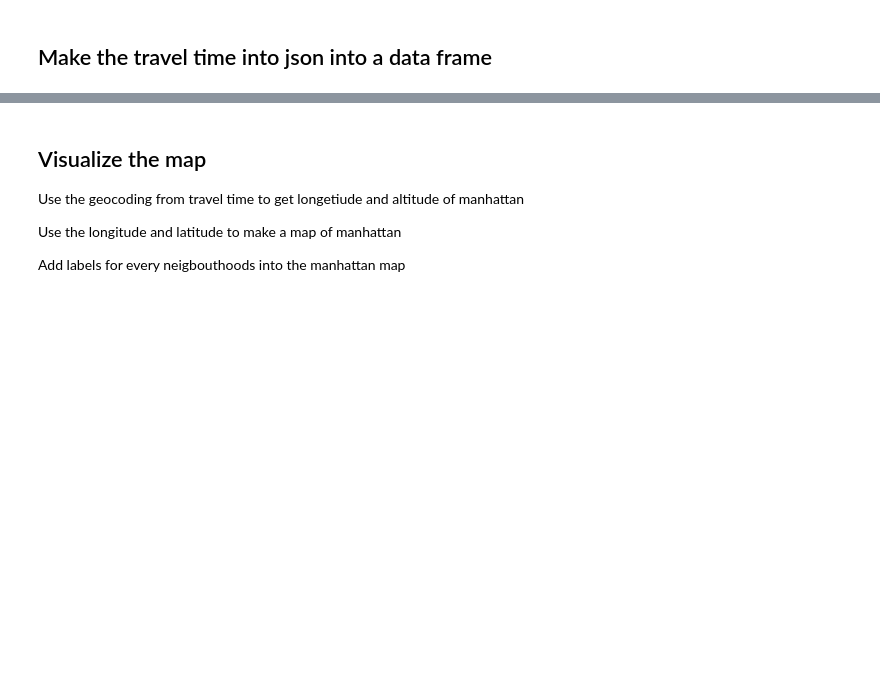
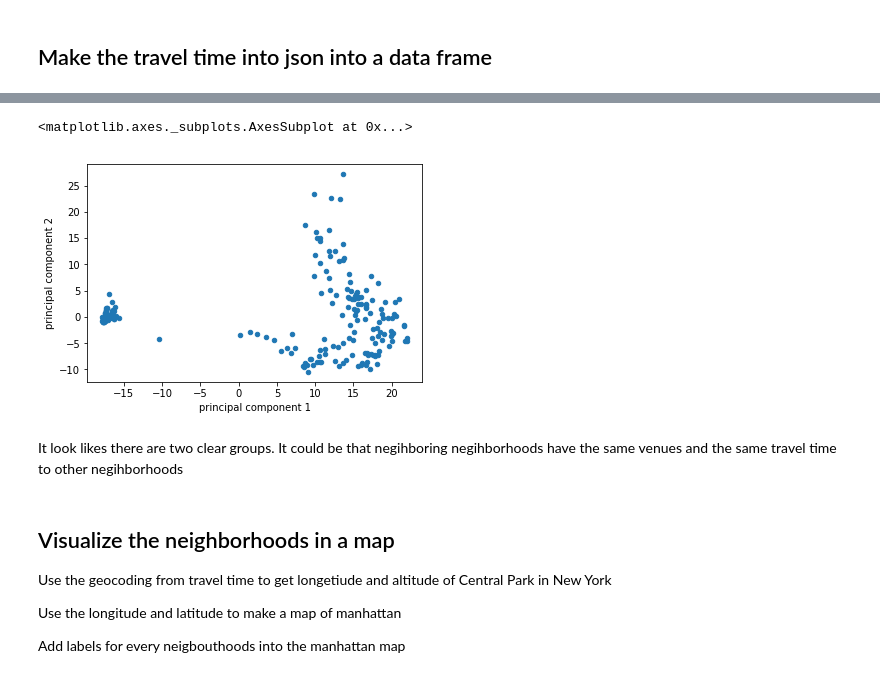
Before and after one commit to haugstve/Coursera_Capstone, a Jupyter notebook: notebooks/9.0-final-weeks.ipynb, the cells around one changed output, grey strips where cells are left out. Drawn from its saved outputs; the diff is of its cells as text; code cells hidden in the pictures; blank space fills up the shorter version.

```diff
--- a/notebooks/9.0-final-weeks.ipynb
+++ b/notebooks/9.0-final-weeks.ipynb
@@ -486,7 +655,31 @@ Melrose
+# %%
+all_venues_df = pd.merge(
+    local_venues_df,
+    travel_venues_df,
+    how='inner',
+    on='Neighborhood',
+    suffixes=('_x', '_y'))
+# %%
+x_all = StandardScaler().fit_transform(all_venues_df.values)
+
+pca3 = PCA(n_components=2)
+pca3.fit(x_all)
+
+principalComponents_all = pca3.transform(x_all)
+principalDf_all = pd.DataFrame(
+    data = principalComponents_all,
+    columns = ['principal component 1', 'principal component 2'])
+# %%
+principalDf_all.plot.scatter(x='principal component 1', y='principal component 2')
+# %% [output]
+<matplotlib.axes._subplots.AxesSubplot at 0x...>
+[figure, added]
+# %% [markdown]
+It look likes there are two clear groups. It could be that negihboring negihborhoods have the same venues and the same travel time to other negihborhoods
 # %% [markdown]
-## Visualize the map
+## Visualize the neighborhoods in a map
 
-Use the geocoding from travel time to get longetiude and altitude of manhattan
+Use the geocoding from travel time to get longetiude and altitude of Central Park in New York
 
 Use the longitude and latitude to make a map of manhattan
 
```
Also changed, not shown: parts of 32 cells of this notebook, 6 other files.
